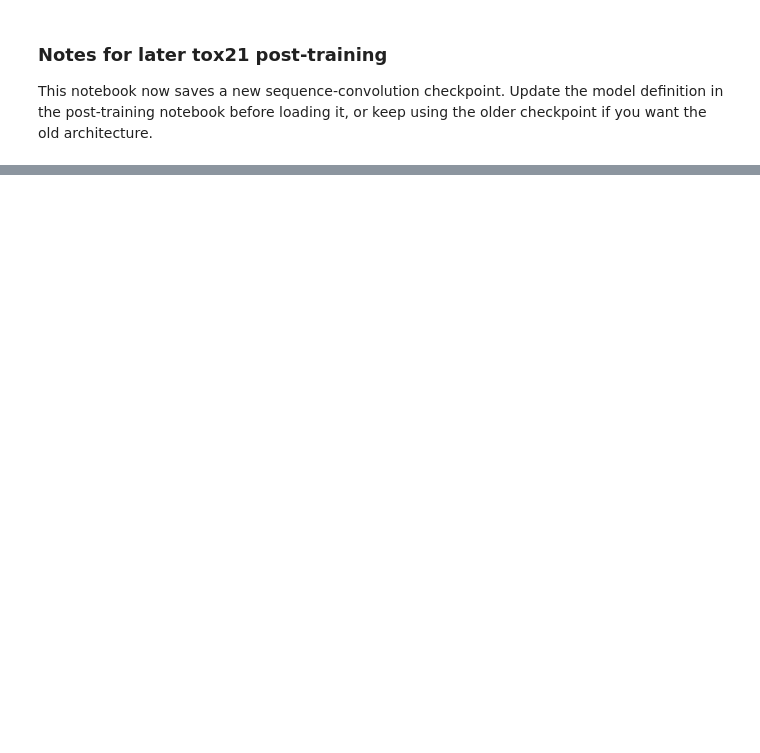
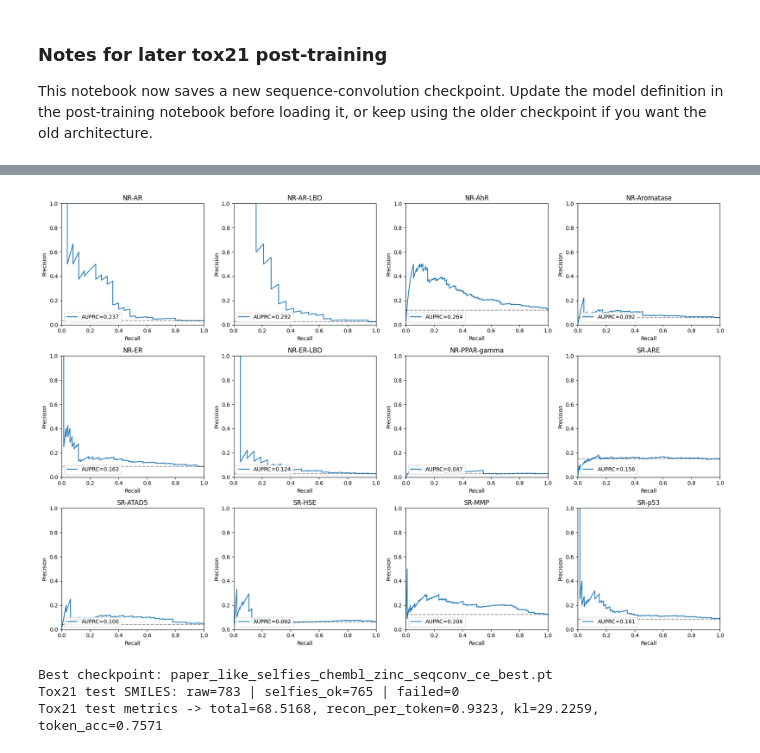
Before and after one commit to iamthomaspruyn/AI-for-Toxicology, a Jupyter notebook: PreTrained_VAE.ipynb, the cells around one changed output, grey strips where cells are left out. Saved outputs shown, nothing was run; the diff lists cells and outputs as text; code cells hidden in the pictures; blank space fills up the shorter version.

```diff
--- a/PreTrained_VAE.ipynb
+++ b/PreTrained_VAE.ipynb
@@ -635,0 +1085,62 @@ This notebook now saves a new sequence-convolution checkpoint. Update the model
+# %%
+fig, axes = plt.subplots(3, 4, figsize=(18, 12))
+for ax, task in zip(axes.ravel(), TASKS):
+    if task in pr_curves:
+        rec, prec, ap, base = pr_curves[task]
+        ax.plot(rec, prec, label=f"AUPRC={ap:.3f}")
+        ax.hlines(base, 0, 1, colors="k", linestyles="--", alpha=0.4)
+        ax.set_title(task)
+        ax.set_xlabel("Recall")
+        ax.set_ylabel("Precision")
+        ax.set_xlim(0, 1)
+        ax.set_ylim(0, 1)
+        ax.legend(loc="lower left")
+    else:
+        ax.set_title(task)
+        ax.text(0.5, 0.5, "insufficient class variation", ha="center", va="center")
+        ax.axis("off")
+
+plt.tight_layout()
+plt.show()
+# %% [output]
+[figure, added]
+# %%
+# Tox21 test token accuracy using BEST pretrained checkpoint
+TOX21_TEST_PATH = Path("data") / "Test" / "tox21_test_clean.csv"
+best_ckpt_path = CHECKPOINT_DIR / f"{CHECKPOINT_STEM}_best.pt"
+
+if not best_ckpt_path.exists():
+    raise FileNotFoundError(f"Best checkpoint not found: {best_ckpt_path}")
+
+# 1) Load tox21 test SMILES
+tox21_test_df = pd.read_csv(TOX21_TEST_PATH)
+tox21_test_smiles = tox21_test_df["canonical_smiles"].dropna().astype(str).tolist()
+tox21_test_smiles = list(dict.fromkeys(tox21_test_smiles))
+
+# 2) Convert + filter exactly like pretraining pipeline
+tox21_test_selfies, tox21_failed = smiles_to_selfies(tox21_test_smiles)
+tox21_test_selfies = filter_selfies_len(tox21_test_selfies, max_len=MAX_LEN)
+tox21_test_x = encode_list(tox21_test_selfies)
+
+# 3) Load best model weights
+bundle = torch.load(best_ckpt_path, map_location=device)
+model_best = PaperLikeSelfiesVAE(vocab_size=VOCAB_SIZE, seq_len=SEQ_LEN, latent_dim=LATENT_DIM).to(device)
+model_best.load_state_dict(bundle["model_state_dict"])
+
+# 4) Evaluate (same token-accuracy computation path as this notebook)
+beta_eval = bundle["history"]["beta"][-1] if "history" in bundle and "beta" in bundle["history"] else 1.0
+tox21_metrics = evaluate(model_best, tox21_test_x, beta=beta_eval)
+
+print(f"Best checkpoint: {best_ckpt_path.name}")
+print(f"Tox21 test SMILES: raw={len(tox21_test_smiles):,} | selfies_ok={len(tox21_test_selfies):,} | failed={tox21_failed:,}")
+print(
+    f"Tox21 test metrics -> "
+    f"total={tox21_metrics['total']:.4f}, "
+    f"recon_per_token={tox21_metrics['recon_per_token']:.4f}, "
+    f"kl={tox21_metrics['kl']:.4f}, "
+    f"token_acc={tox21_metrics['token_acc']:.4f}"
+)
+# %% [output]
+Best checkpoint: paper_like_selfies_chembl_zinc_seqconv_ce_best.pt
+Tox21 test SMILES: raw=783 | selfies_ok=765 | failed=0
+Tox21 test metrics -> total=68.5168, recon_per_token=0.9323, kl=29.2259, token_acc=0.7571
```
Also changed, not shown: parts of 16 cells of this notebook, 25 other files.
